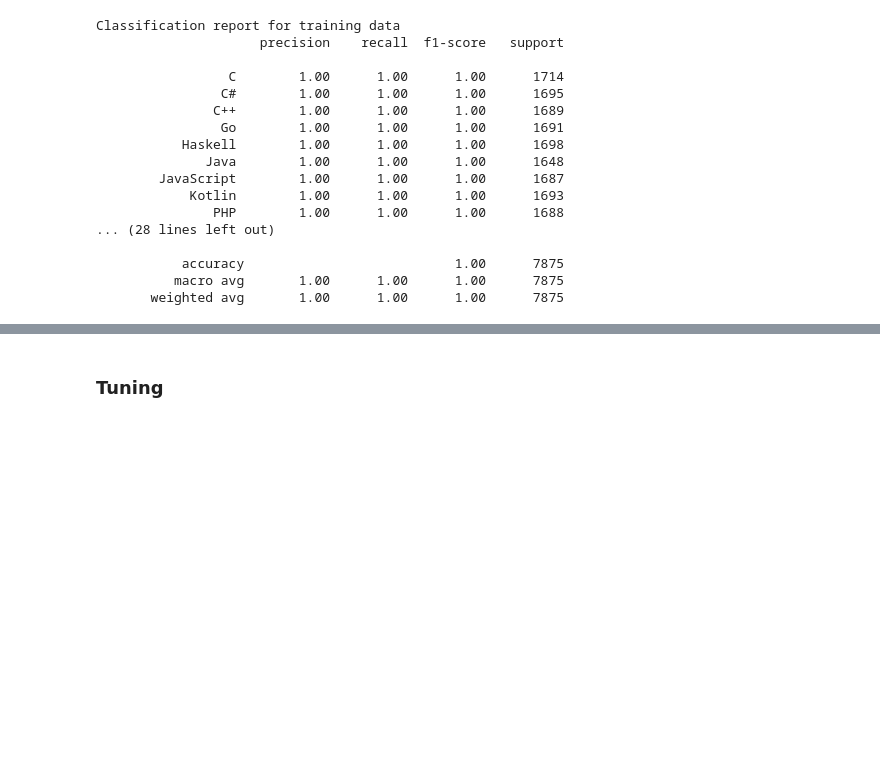
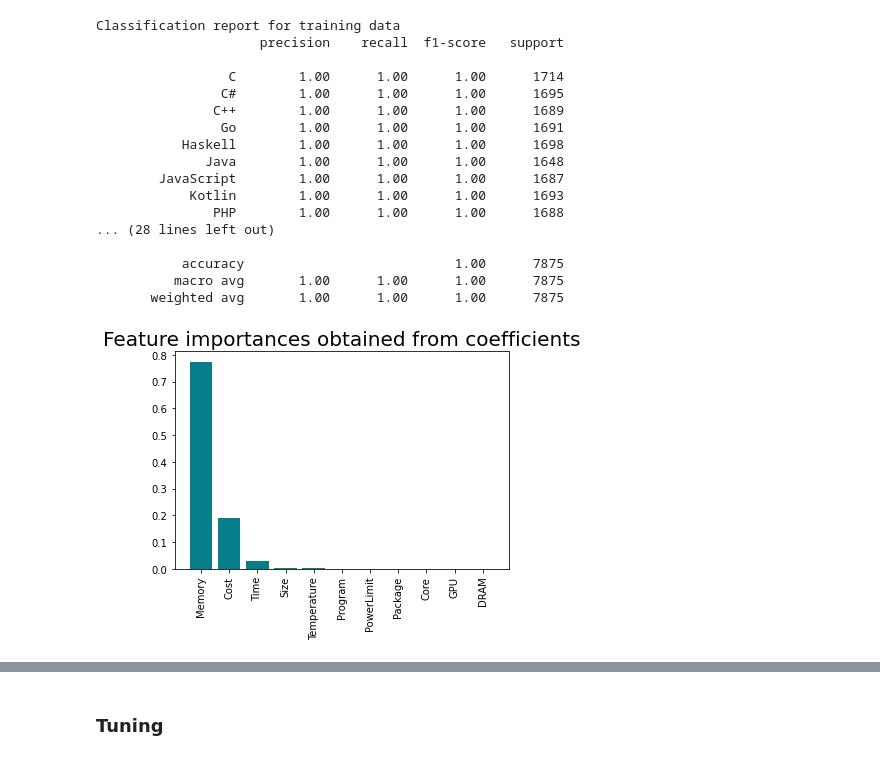
Before and after one commit to realRunlo/EnergyMeasurement, a Jupyter notebook: notebooks/decision_tree.ipynb, the cells around one changed output, grey strips where cells are left out. Drawn from its saved outputs; the diff is of its cells as text; code cells hidden in the pictures; blank space fills up the shorter version.

```diff
--- a/notebooks/decision_tree.ipynb
+++ b/notebooks/decision_tree.ipynb
@@ -36,10 +36,9 @@ replace_map2 = {'Language': {
 y = df["Language"]
 x = df.drop(columns=['Language'])
 x.replace(replace_map, inplace=True)
-x.replace(replace_map2,inplace=True)
 
 
-clf = tree.DecisionTreeClassifier(criterion='entropy', ccp_alpha=0.1)
+clf = tree.DecisionTreeClassifier(random_state=2023, criterion='entropy', ccp_alpha=0.1)
 
 plt.figure(figsize=(20, 16))
 clf = clf.fit(x, y)
@@ -82,3 +81,18 @@ Classification report for training data
            accuracy                           1.00      7875
           macro avg       1.00      1.00      1.00      7875
        weighted avg       1.00      1.00      1.00      7875
+# %%
+# Feature importance
+clf.fit(x_train, y_train)
+importances = pd.DataFrame(data={
+    'Attribute': x_train.columns,
+    'Importance': clf.feature_importances_
+})
+importances = importances.sort_values(by='Importance', ascending=False)
+
+plt.bar(x=importances['Attribute'], height=importances['Importance'], color='#087E8B')
+plt.title('Feature importances obtained from coefficients', size=20)
+plt.xticks(rotation='vertical')
+plt.show()
+# %% [output]
+[figure, added]
```
Also changed, not shown: parts of 4 cells of this notebook.
